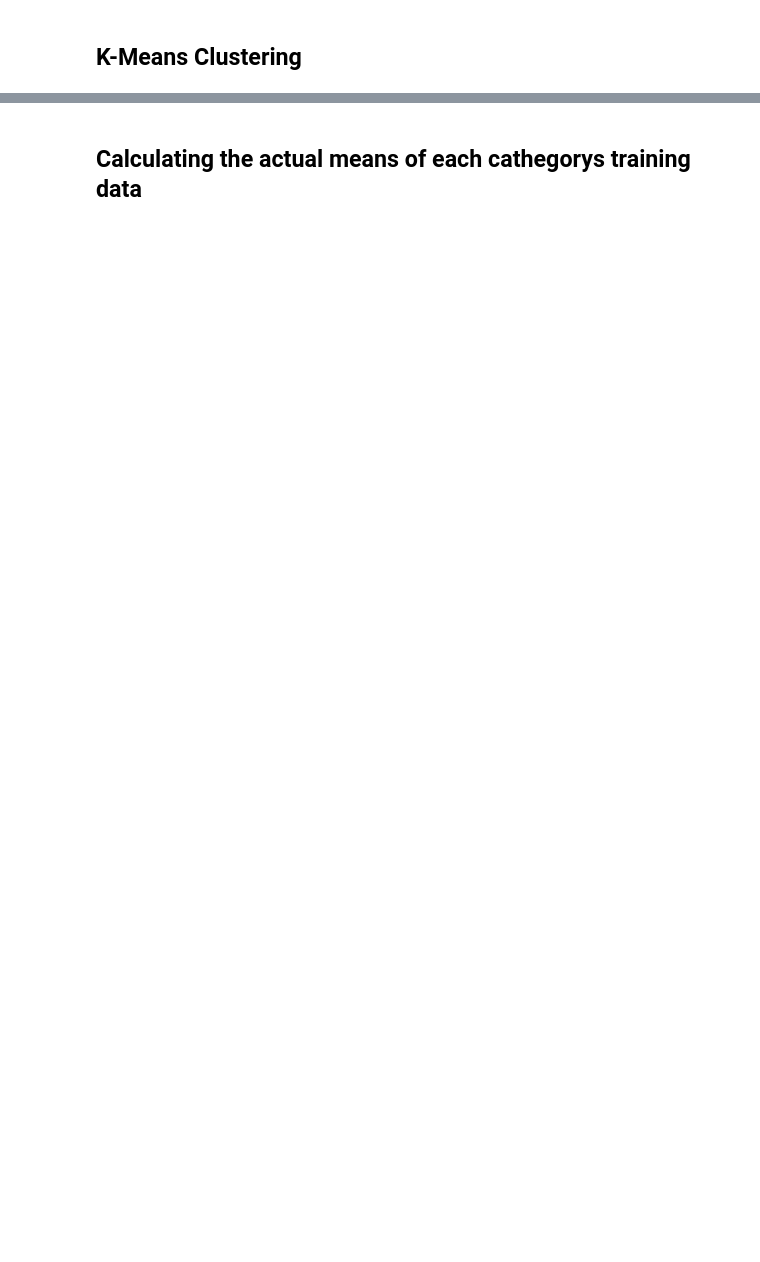
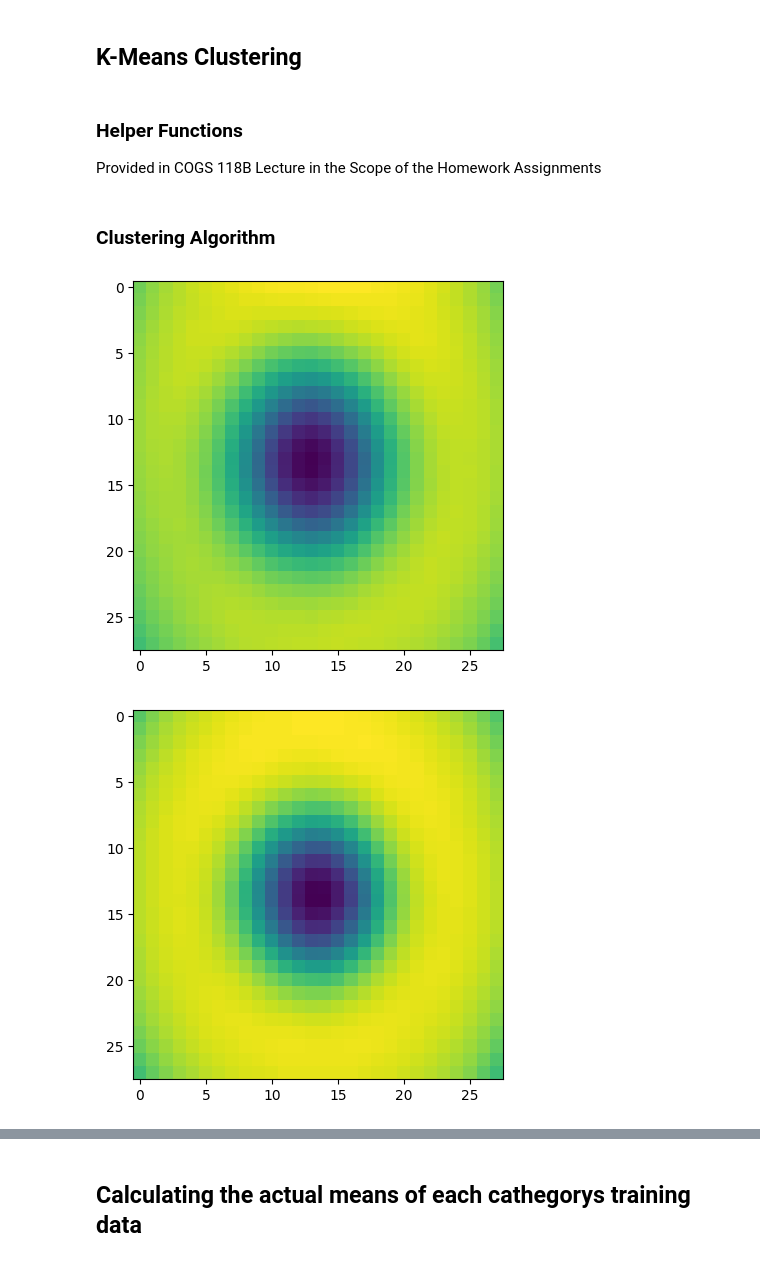
Before and after one commit to lusxvr/cogs118b_finalProject, a Jupyter notebook: kmeans.ipynb, the cells around one changed output, grey strips where cells are left out. Cells and saved outputs as stored; diff of their text form; code cells hidden in the pictures; blank space fills up the shorter version.

```diff
--- a/kmeans.ipynb
+++ b/kmeans.ipynb
@@ -177,3 +150,7 @@ print(df_train)
 [9014 rows x 785 columns]
 # %% [markdown]
 ## K-Means Clustering
+# %% [markdown]
+### Helper Functions
+
+Provided in COGS 118B Lecture in the Scope of the Homework Assignments
@@ -180,43 +169,34 @@ print(df_train)
+# %% [markdown]
+### Clustering Algorithm
 # %%
-def calcSqDistances(data, Kmus):
-    return ((-2 * data.dot(Kmus.T) + np.sum(np.multiply(Kmus,Kmus), axis=1).T).T + np.sum(np.multiply(data, data), axis=1)).T
-
-
-def determineRnk(sqDmat):
-    m = np.argmin(sqDmat, axis=1)
-    return np.eye(sqDmat.shape[1])[m]
-
-
-def recalcMus(data, Rnk):
-    return (np.divide(data.T.dot(Rnk), np.sum(Rnk, axis=0))).T
-
-
-
 classes = num_cath # Number of diagnostical categories
 max_iterations = 10000000
 
 
 images = df_train.to_numpy()
 # Remove the labels
 images = images[:, 0:-1]  # arr: Shape: (#images, #pixels)
 
 n = images.shape[0]
 dim = images.shape[1]
 
 # Initialize cluster centers by randomly picking points from the data
 rndinds = np.random.permutation(n)
 k_mus = images[rndinds[:classes]]
 
 
 for iter in range(max_iterations):
     sqDmat = calcSqDistances(images, k_mus)
     rank = determineRnk(sqDmat)
     k_mus_old = k_mus
     k_mus = recalcMus(images, rank)
 
     if sum(abs(k_mus_old.flatten() - k_mus.flatten())) < 1e-6:
         break
 
 
-# for i in range(classes):
-#     disp_img(k_mus[i])
+for i in range(classes):
+    disp_img(k_mus[i])
+# %% [output]
+[figure, added]
+[figure, added]
```
Also changed, not shown: parts of 18 cells of this notebook, 1 other file.
